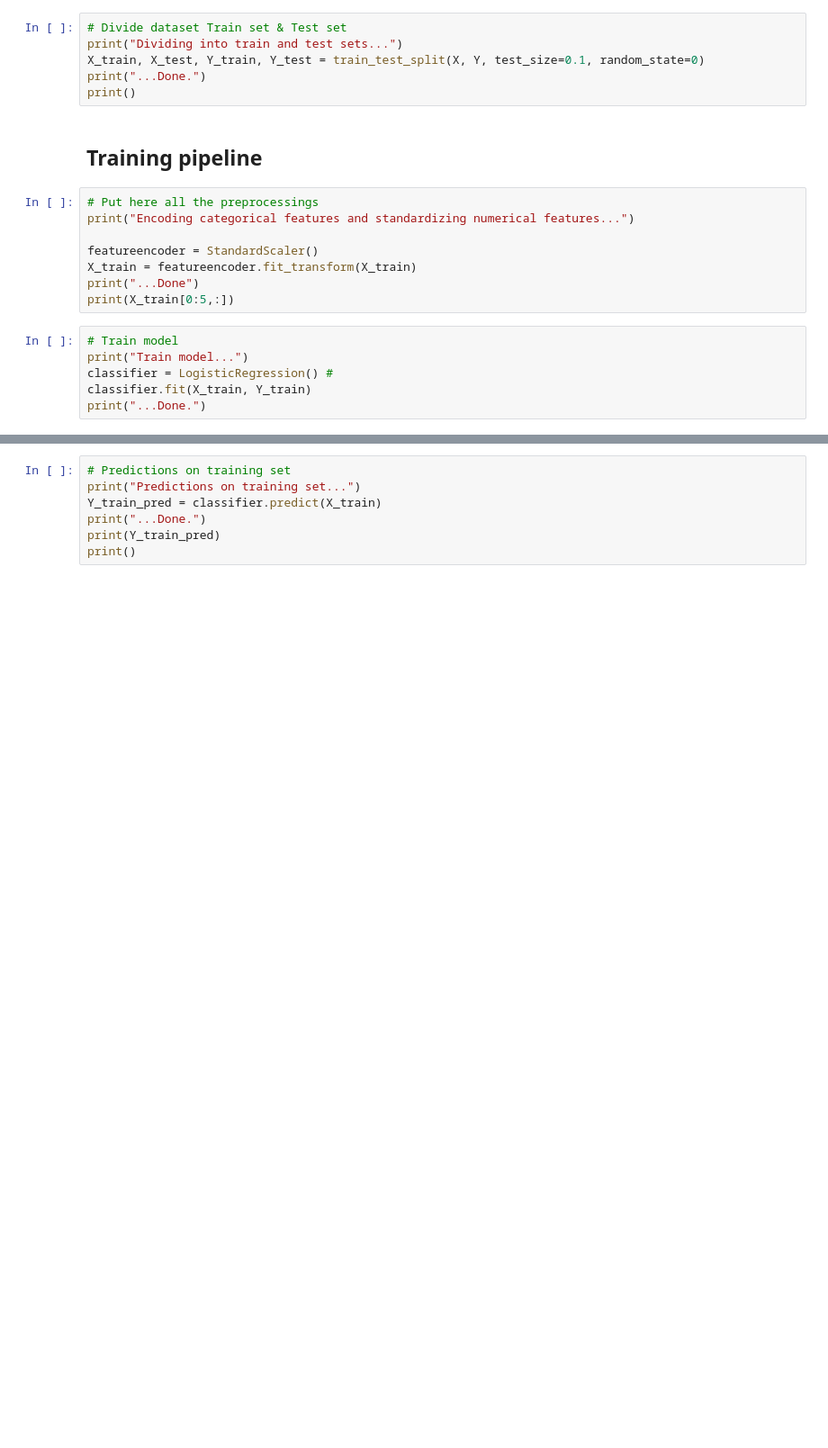
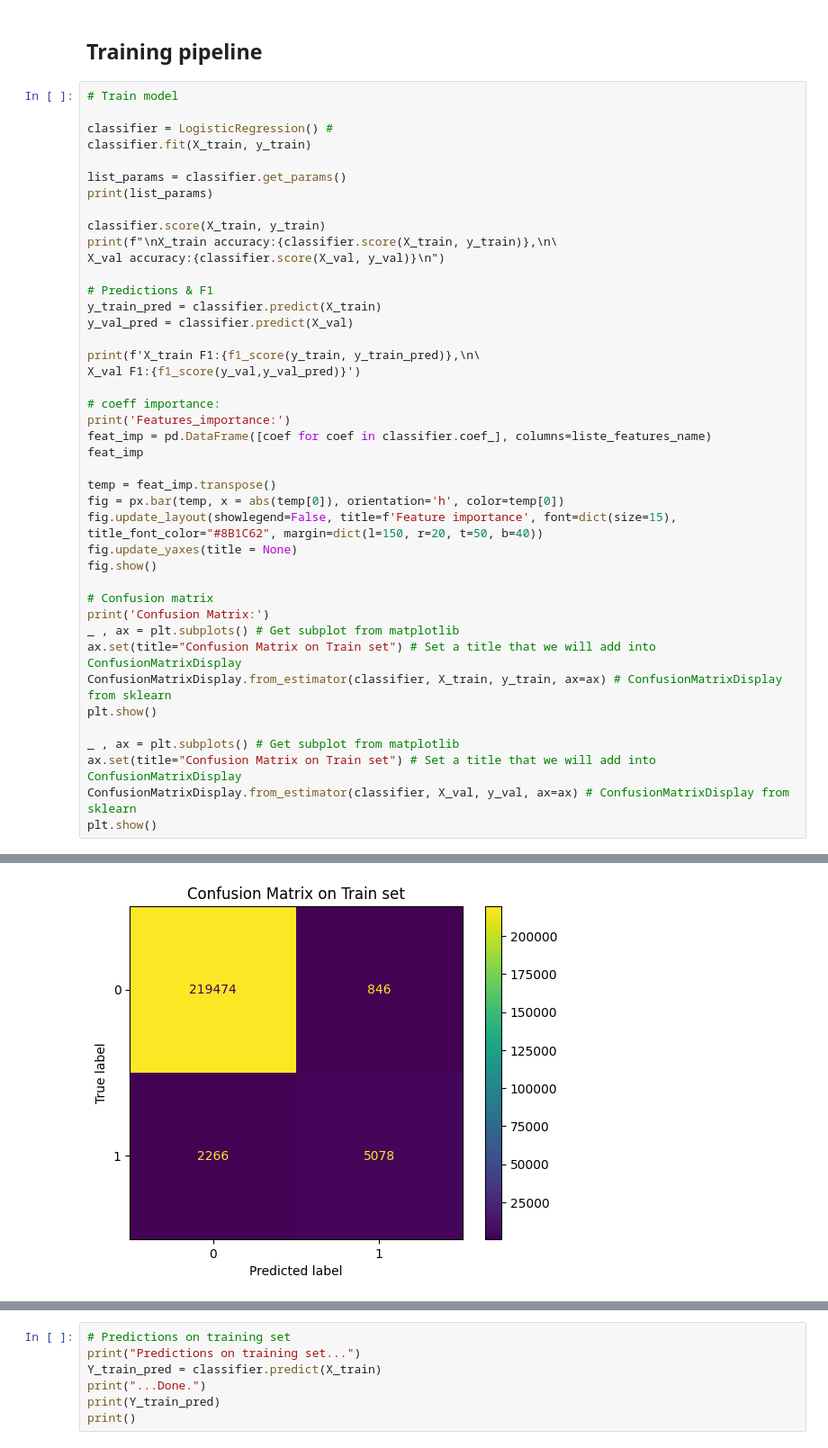
Before and after one commit to kumquat42/202311_jedha_Bloc3_ML_challenge, a Jupyter notebook: 202311_jedha_bloc3_ML_challenge.ipynb, the cells around one changed output, grey strips where cells are left out. Shown at 90% size. Saved outputs shown, nothing was run; the diff lists cells and outputs as text; blank space fills up the shorter version.

Commit message:
first classifier

```diff
--- a/202311_jedha_bloc3_ML_challenge.ipynb
+++ b/202311_jedha_bloc3_ML_challenge.ipynb
@@ -211,22 +383,45 @@ print()
-# %%
-# Divide dataset Train set & Test set
-print("Dividing into train and test sets...")
-X_train, X_test, Y_train, Y_test = train_test_split(X, Y, test_size=0.1, random_state=0)
-print("...Done.")
-print()
 # %% [markdown]
 ## Training pipeline
-# %%
-# Put here all the preprocessings
-print("Encoding categorical features and standardizing numerical features...")
-
-featureencoder = StandardScaler()
-X_train = featureencoder.fit_transform(X_train)
-print("...Done")
-print(X_train[0:5,:])
-# %%
-# Train model
-print("Train model...")
-classifier = LogisticRegression() #
-classifier.fit(X_train, Y_train)
-print("...Done.")
+# %%
+# Train model
+
+classifier = LogisticRegression() #
+classifier.fit(X_train, y_train)
+
+list_params = classifier.get_params()
+print(list_params)
+
+classifier.score(X_train, y_train)
+print(f"\nX_train accuracy:{classifier.score(X_train, y_train)},\n\
+X_val accuracy:{classifier.score(X_val, y_val)}\n")
+
+# Predictions & F1
+y_train_pred = classifier.predict(X_train)
+y_val_pred = classifier.predict(X_val)
+
+print(f'X_train F1:{f1_score(y_train, y_train_pred)},\n\
+X_val F1:{f1_score(y_val,y_val_pred)}')
+
+# coeff importance:
+print('Features_importance:')
+feat_imp = pd.DataFrame([coef for coef in classifier.coef_], columns=liste_features_name)
+feat_imp
+
+temp = feat_imp.transpose()
+fig = px.bar(temp, x = abs(temp[0]), orientation='h', color=temp[0])
+fig.update_layout(showlegend=False, title=f'Feature importance', font=dict(size=15), title_font_color="#8B1C62", margin=dict(l=150, r=20, t=50, b=40))
+fig.update_yaxes(title = None)
+fig.show()
+
+# Confusion matrix
+print('Confusion Matrix:')
+_ , ax = plt.subplots() # Get subplot from matplotlib
+ax.set(title="Confusion Matrix on Train set") # Set a title that we will add into ConfusionMatrixDisplay
+ConfusionMatrixDisplay.from_estimator(classifier, X_train, y_train, ax=ax) # ConfusionMatrixDisplay from sklearn
+plt.show()
+
+_ , ax = plt.subplots() # Get subplot from matplotlib
+ax.set(title="Confusion Matrix on Train set") # Set a title that we will add into ConfusionMatrixDisplay
+ConfusionMatrixDisplay.from_estimator(classifier, X_val, y_val, ax=ax) # ConfusionMatrixDisplay from sklearn
+plt.show()
+# %% [output]
@@ -232,0 +438 @@ print("...Done.")
+[figure, added]
```
Also changed, not shown: parts of 29 cells of this notebook, 6 other files.
